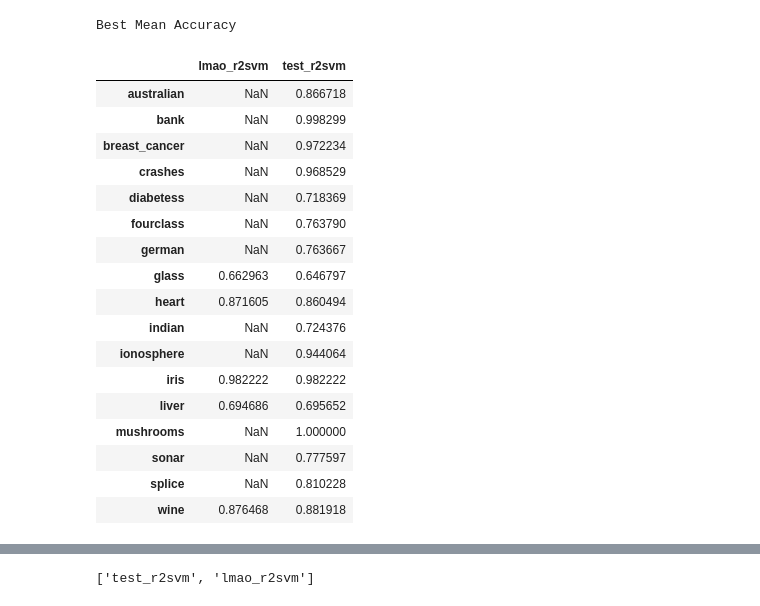
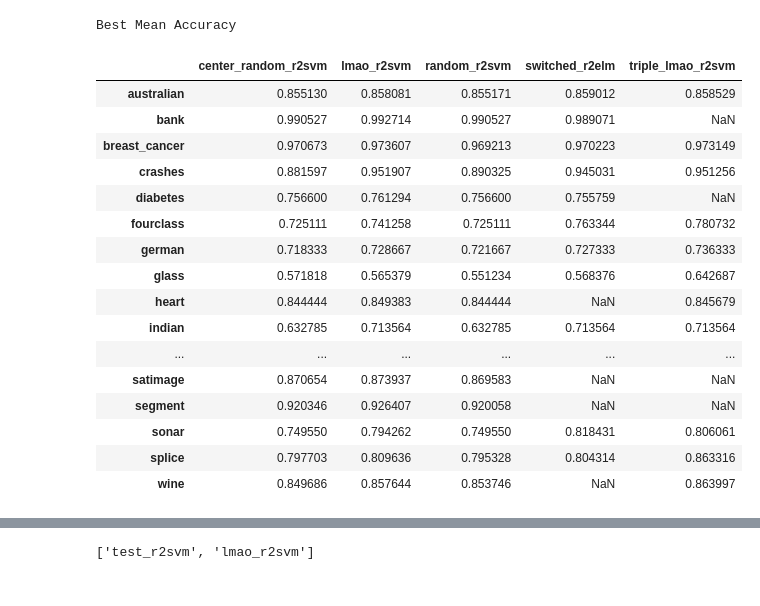
Before and after one commit to kudkudak/r2-learner, a Jupyter notebook: notebooks/results.ipynb, the cells around one changed output, grey strips where cells are left out. Drawn from its saved outputs; the diff is of its cells as text; code cells hidden in the pictures.

```diff
--- a/notebooks/results.ipynb
+++ b/notebooks/results.ipynb
@@ -60,0 +67,7 @@ for k, v in all_results.iteritems():
+# %%
+csv_results = {}
+csv_dir = os.path.join(results_dir, 'csv')
+
+for csv_file in os.listdir(csv_dir):
+    print csv_file
+    csv_results[csv_file] = pd.DataFrame.from_csv(os.path.join(csv_dir, csv_file))
@@ -61,30 +92,34 @@ for k, v in all_results.iteritems():
 # %%
+models = ['random_r2svm', 'lmao_r2svm', 'center_random_r2svm',
+          'switched_r2elm', 'triple_lmao_r2svm']
+datasets = ['glass', 'australian', 'bank','breast_cancer', 'crashes', 'liver', 'segment', 'satimage', 'heart',
+            'diabetes', 'fourclass', 'german', 'indian', 'ionosphere', 'sonar', 'splice', 'iris', 'wine']
+
 best_results = {model: {} for model in models}
 for model in models:
     for data in datasets:
-        if model + '_' + data in results_pd.keys():
-            df = results_pd[model + '_' + data]
+        if model + '_' + data in csv_results.keys():
+            df = csv_results[model + '_' + data]
             best_results[model][data] = df['mean_acc'].max()
 
 print "Best Mean Accuracy"
 pd.DataFrame.from_dict(best_results)
 # %% [output]
 Best Mean Accuracy
-|  | lmao_r2svm | test_r2svm |
-| australian | NaN | 0.866718 |
-| bank | NaN | 0.998299 |
-| breast_cancer | NaN | 0.972234 |
-| crashes | NaN | 0.968529 |
-| diabetess | NaN | 0.718369 |
-| fourclass | NaN | 0.763790 |
-| german | NaN | 0.763667 |
-| glass | 0.662963 | 0.646797 |
-| heart | 0.871605 | 0.860494 |
-| indian | NaN | 0.724376 |
-| ionosphere | NaN | 0.944064 |
-| iris | 0.982222 | 0.982222 |
-| liver | 0.694686 | 0.695652 |
-| mushrooms | NaN | 1.000000 |
-| sonar | NaN | 0.777597 |
-| splice | NaN | 0.810228 |
-| wine | 0.876468 | 0.881918 |
+|  | center_random_r2svm | lmao_r2svm | random_r2svm | switched_r2elm | triple_lmao_r2svm |
+| australian | 0.855130 | 0.858081 | 0.855171 | 0.859012 | 0.858529 |
+| bank | 0.990527 | 0.992714 | 0.990527 | 0.989071 | NaN |
+| breast_cancer | 0.970673 | 0.973607 | 0.969213 | 0.970223 | 0.973149 |
+| crashes | 0.881597 | 0.951907 | 0.890325 | 0.945031 | 0.951256 |
+| diabetes | 0.756600 | 0.761294 | 0.756600 | 0.755759 | NaN |
+| fourclass | 0.725111 | 0.741258 | 0.725111 | 0.763344 | 0.780732 |
+| german | 0.718333 | 0.728667 | 0.721667 | 0.727333 | 0.736333 |
+| glass | 0.571818 | 0.565379 | 0.551234 | 0.568376 | 0.642687 |
+| heart | 0.844444 | 0.849383 | 0.844444 | NaN | 0.845679 |
+| indian | 0.632785 | 0.713564 | 0.632785 | 0.713564 | 0.713564 |
+| ... | ... | ... | ... | ... | ... |
+| satimage | 0.870654 | 0.873937 | 0.869583 | NaN | NaN |
+| segment | 0.920346 | 0.926407 | 0.920058 | NaN | NaN |
+| sonar | 0.749550 | 0.794262 | 0.749550 | 0.818431 | 0.806061 |
+| splice | 0.797703 | 0.809636 | 0.795328 | 0.804314 | 0.863316 |
+| wine | 0.849686 | 0.857644 | 0.853746 | NaN | 0.863997 |
```
Also changed, not shown: parts of 37 cells of this notebook, 23 other files.
